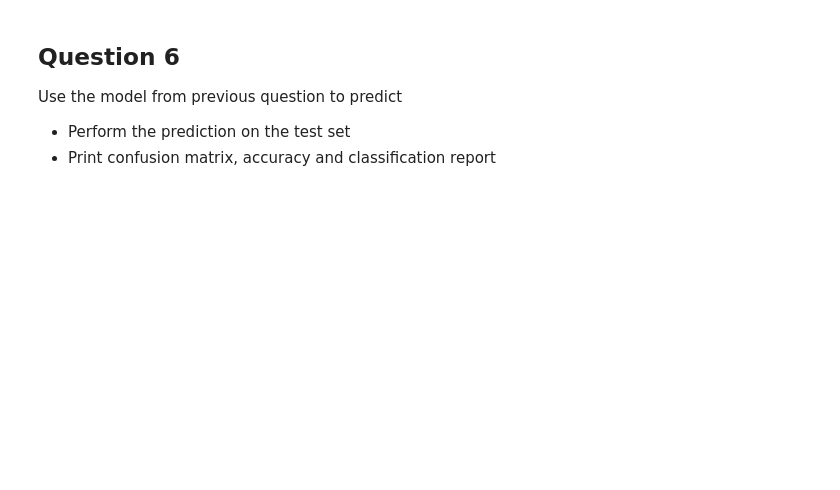
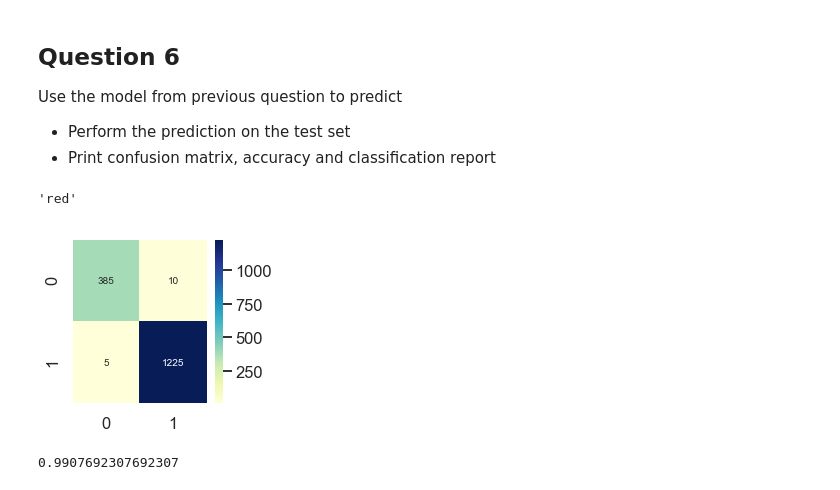
Before and after one commit to olszewskip/Intel_ML_501, a Jupyter notebook: week7/Week7_SVM_Kernels_HW.ipynb, the cells around one changed output. Saved outputs shown, nothing was run; the diff lists cells and outputs as text; code cells hidden in the pictures; blank space fills up the shorter version.

```diff
--- a/week7/Week7_SVM_Kernels_HW.ipynb
+++ b/week7/Week7_SVM_Kernels_HW.ipynb
@@ -367,0 +386,3 @@ from sklearn.model_selection import GridSearchCV
+# %%
+X_train, X_test, y_train, y_test = train_test_split(X, y)
+grids_cv.fit(X_train, y_train)
@@ -377,0 +438,27 @@ from sklearn.metrics import classification_report
+# %%
+y_pred = grids_cv.predict(X_test)
+# %%
+label = lambda b: 'red' if b else 'white'
+label(True)
+# %% [output]
+'red'
+# %%
+y_pred_labeled = [label(b) for b in y_pred]
+y_test_labeled = [label(b) for b in y_test]
+# %%
+labels = ['red','white']
+cm = confusion_matrix(y_test_labeled, y_pred_labeled, labels)
+fig, ax = plt.subplots()
+fig.set_size_inches(3, 3)
+ax.set_xlabel('Predicted', fontsize=14)
+ax.set_xticklabels([''] + labels)
+ax.set_ylabel('True', fontsize=14)
+ax.set_yticklabels([''] + labels)
+sns.heatmap(cm, ax=ax, annot=True, fmt='d', cmap="YlGnBu")
+plt.show()
+# %% [output]
+[figure, added]
+# %%
+accuracy_score(y_test, y_pred)
+# %% [output]
+0.9907692307692307
```
Also changed, not shown: parts of 21 cells of this notebook.
